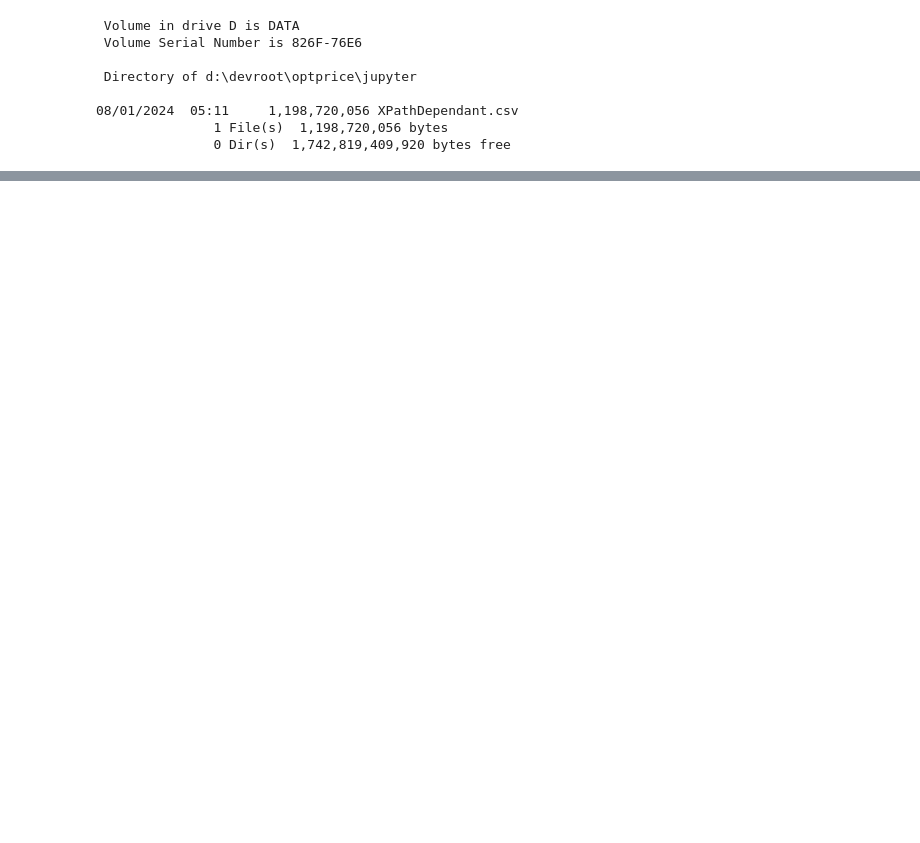
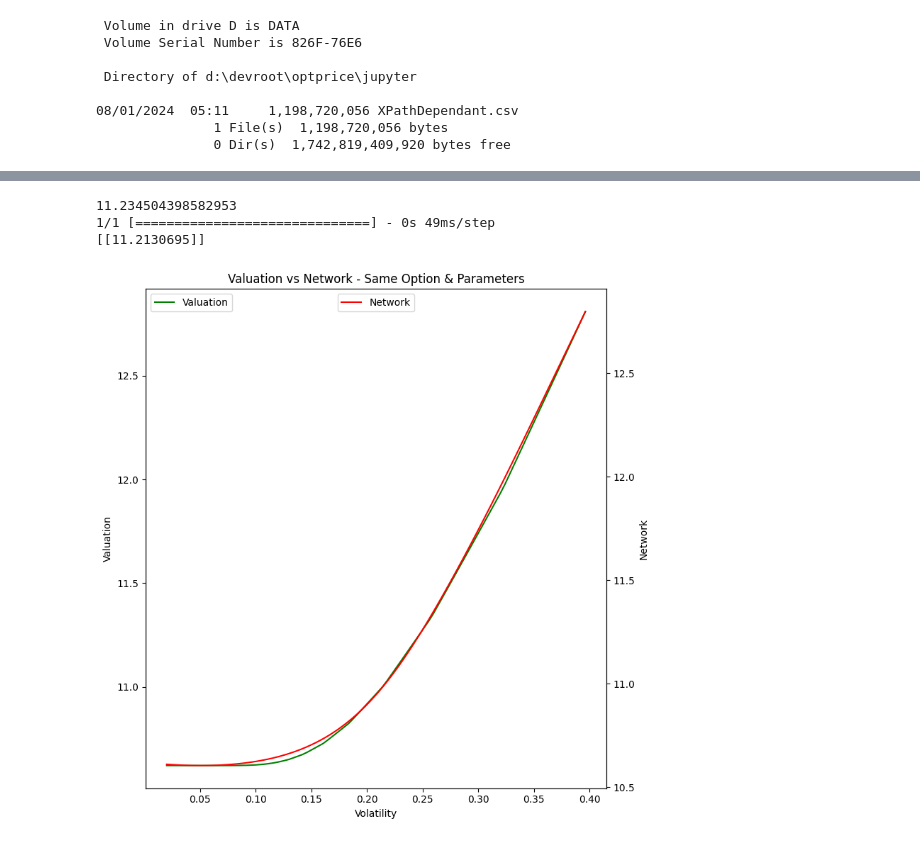
Before and after one commit to parrisma/optprice, a Jupyter notebook: jupyter/optprice.ipynb, the cells around one changed output, grey strips where cells are left out. Drawn from its saved outputs; the diff is of its cells as text; code cells hidden in the pictures; blank space fills up the shorter version.

```diff
--- a/jupyter/optprice.ipynb
+++ b/jupyter/optprice.ipynb
@@ -1697,7 +1725,7 @@ while base < all:
     # Open in append.
     f = open("binomial_training.csv", "a")
 
-    pdx = dfxs.iloc[base : base + sz]
+    pdx = dfxs.iloc[base: base + sz]
     X_train = (pdx).to_numpy()
     results = run_scenarios(X_train)
     for r in results:
@@ -1705,6 +1733,6 @@ while base < all:
         f.write(f"{S},{K},{T},{r},{v},{cp},{ae},{p}\n")
     f.flush()
     f.close()
-    base = base + sz
+    base = min(base + sz, all)
     print(f"{base:,} of {all:,}")
 # %% [output]
@@ -1919,0 +1967,19 @@ plot_training_history(loss, val_loss, skip=6)
+# %%
+v = 0.02
+print(float(option_price_binomial(
+    volatilities=v,
+    strikes=50,
+    expiries=1,
+    spots=60,
+    discount_rates=0.025,
+    dividend_rates=0.0,
+    is_call_options=True,
+    is_american=False,
+    num_steps=100,
+    dtype=np.float64,
+)))
+print(model.predict([[60,	50,	1,	0.025,	v,	1,	0]]))
+# %% [output]
+11.234504398582953
+1/1 [==============================] - 0s 49ms/step
+[[11.2130695]]
@@ -1919,0 +2022,13 @@ plot_training_history(loss, val_loss, skip=6)
+# %%
+plot_dual_line(
+    x=vols,
+    y1=path_res,
+    y2=cfrm_res,
+    title="Valuation vs Network - Same Option & Parameters",
+    x_lab="Volatility",
+    y1_lab="Valuation",
+    y2_lab="Network",
+
+)
+# %% [output]
+[figure, added]
```
Also changed, not shown: parts of 25 cells of this notebook.
